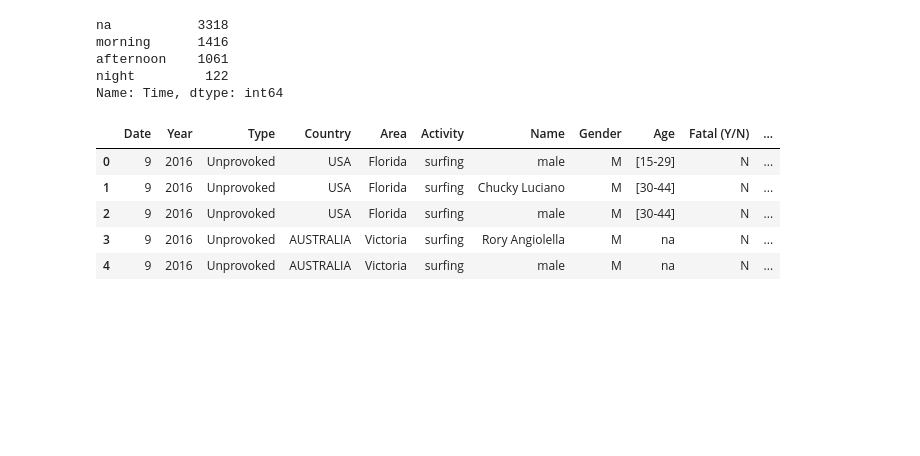
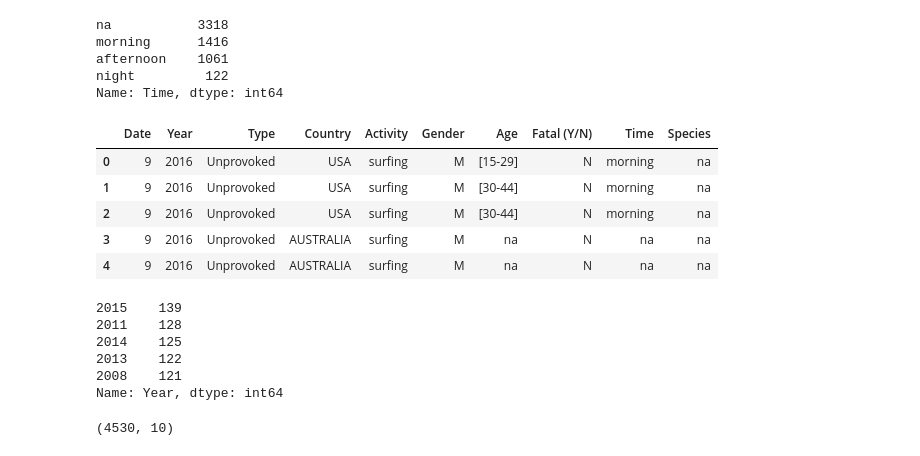
Before and after one commit to ironhack-datalabs/datamad0619, a Jupyter notebook: module-1/pandas-project/your-code/Untitled.ipynb, the cells around one changed output. Drawn from its saved outputs; the diff is of its cells as text; code cells hidden in the pictures; blank space fills up the shorter version.

```diff
--- a/module-1/pandas-project/your-code/Untitled.ipynb
+++ b/module-1/pandas-project/your-code/Untitled.ipynb
@@ -133,21 +130,3 @@ df["Date"].value_counts()
 11    367
 2     359
 Name: Date, dtype: int64
-# %%
-'''df["Date"].value_counts()
-df["Date"]=df["Date"].replace("\d\d\d\d","0",regex=True)
-df["Date"]=df["Date"].replace("No \wate","0",regex=True)
-df["Date"]=df["Date"].replace("Before","0",regex=True)
-df["Date"]=df["Date"].replace("Summer","0",regex=True)
-df["Date"]=df["Date"].replace("Circa","0",regex=True)
-df["Date"]=df["Date"].replace("0\W","0",regex=True)
-df["Date"]=df["Date"].replace("0\s","0",regex=True)
-df["Date"]=df["Date"].replace("Ca","0",regex=True)
-df["Date"]=df["Date"].replace("Late","0",regex=True)
-df["Date"]=df["Date"].replace("0of 0","0",regex=True)
-df["Date"]=df["Date"].replace("Fall","0",regex=True)
-df["Date"]=df["Date"].replace("00","0",regex=True)
-df["Date"]=df["Date"].replace("0s","0",regex=True)
-df["Date"]=df["Date"].replace("Reported 0\Z","0",regex=True)
-df["Date"]=df["Date"].replace("A.D.","0",regex=True)
-df["Date"].value_counts()'''
@@ -165,19 +132,0 @@ Name: Activity, dtype: int64
-# %%
-
-df["Activity"]=df["Activity"].str.lower()
-df["Activity"]=df["Activity"].replace("\d","",regex=True)
-df["Activity"].value_counts()
-def activity(*x):
-    if "windsurfing" in str(x[0]): return "windsurfing"
-    if "surfing" in str(x[0]) or "boogie boarding" in str(x[0]): return "surfing"
-    elif "swimming" in str(x[0]): return "swimming"
-    elif "fishing" in str(x[0]): return "fishing"
-    elif "bathing" in str(x[0]): return"bathing"
-    elif "wading" in str(x[0]): return "wading"
-    elif "diving" in str(x[0]): return "diving"
-    elif "fell overboard" in str(x[0]): return "fell overboard"
-    elif "snorkeling" in str(x[0]): return "snorkeling"
-    elif "standing" in str(x[0]): return "standing"
-    else: return "others"
-df["Activity"]=df["Activity"].apply(activity)
-df["Activity"].value_counts()
@@ -397,14 +341,29 @@ afternoon    1061
 night         122
 Name: Time, dtype: int64
 # %%
+#elimino las columnas que no me interesan
 df.head()
-col_el=["Case Number","Location","Investigator or Source","pdf", "href formula","Injury","href","Case Number.1","Case Number.2","original order","Unnamed: 22","Unnamed: 23"]
+col_el=["Case Number","Location","Investigator or Source","pdf","Name","Area", "href formula","Injury","href","Case Number.1","Case Number.2","original order","Unnamed: 22","Unnamed: 23"]
 df=df.drop(col_el,axis=1)
 df.head()
 # %% [output]
-|  | Date | Year | Type | Country | Area | Activity | Name | Gender | Age | Fatal (Y/N) | ... |
-| 0 | 9 | 2016 | Unprovoked | USA | Florida | surfing | male | M | [15-29] | N | ... |
-| 1 | 9 | 2016 | Unprovoked | USA | Florida | surfing | Chucky Luciano | M | [30-44] | N | ... |
-| 2 | 9 | 2016 | Unprovoked | USA | Florida | surfing | male | M | [30-44] | N | ... |
-| 3 | 9 | 2016 | Unprovoked | AUSTRALIA | Victoria | surfing | Rory Angiolella | M | na | N | ... |
-| 4 | 9 | 2016 | Unprovoked | AUSTRALIA | Victoria | surfing | male | M | na | N | ... |
+|  | Date | Year | Type | Country | Activity | Gender | Age | Fatal (Y/N) | Time | Species |
+| 0 | 9 | 2016 | Unprovoked | USA | surfing | M | [15-29] | N | morning | na |
+| 1 | 9 | 2016 | Unprovoked | USA | surfing | M | [30-44] | N | morning | na |
+| 2 | 9 | 2016 | Unprovoked | USA | surfing | M | [30-44] | N | morning | na |
+| 3 | 9 | 2016 | Unprovoked | AUSTRALIA | surfing | M | na | N | na | na |
+| 4 | 9 | 2016 | Unprovoked | AUSTRALIA | surfing | M | na | N | na | na |
+# %%
+df_1940=df[df['Year']>1940]
+df_1940["Year"].value_counts().head()
+# %% [output]
+2015    139
+2011    128
+2014    125
+2013    122
+2008    121
+Name: Year, dtype: int64
+# %%
+df_1940.shape
+# %% [output]
+(4530, 10)
```
Also changed, not shown: parts of 28 cells of this notebook.
